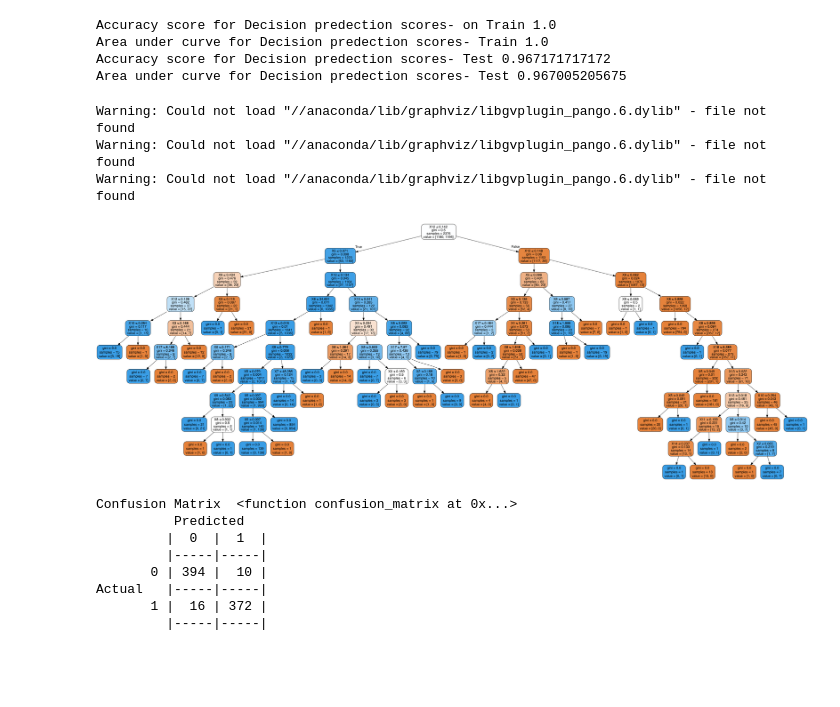
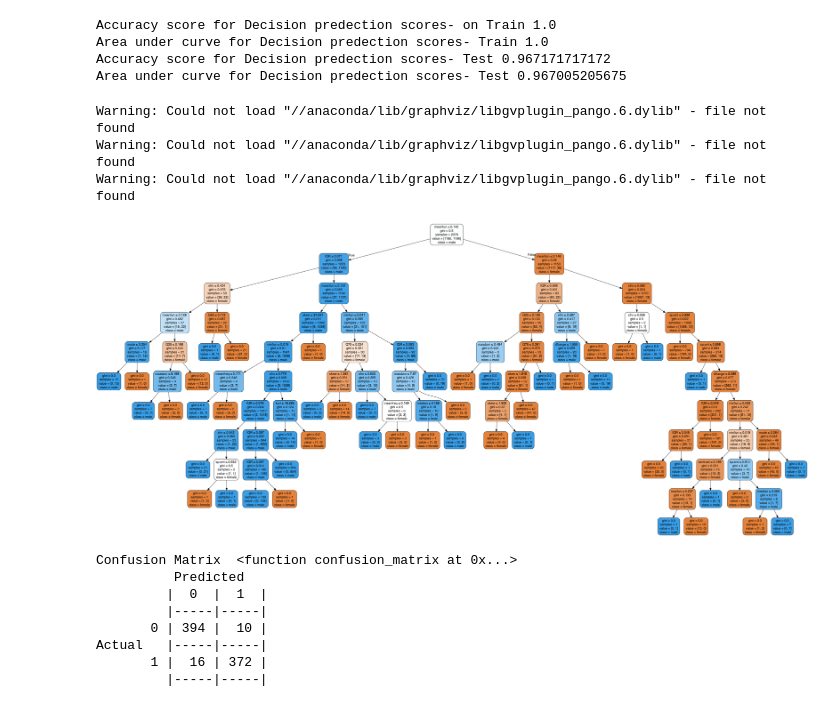
Before and after one commit to ncdingari/voice, a Jupyter notebook: Voice.ipynb, the cells around one changed output. Saved outputs shown, nothing was run; the diff lists cells and outputs as text; code cells hidden in the pictures; blank space fills up the shorter version.

```diff
--- a/Voice.ipynb
+++ b/Voice.ipynb
@@ -145,20 +145,22 @@ Area under curve for Decision predection scores- Test 0.967005205675
 # %%
 from io import StringIO
 from IPython.display import Image
 from sklearn.tree import export_graphviz
 import pydotplus
 
 dot_data = StringIO()
 export_graphviz(dtc, out_file=dot_data,
                 filled=True, rounded=True,
+                feature_names = X_train.columns,
+                class_names = ['female','male'],
                 special_characters=True)
 graph = pydotplus.graph_from_dot_data(dot_data.getvalue())
 Image(graph.create_png())
 # %% [output]
 Warning: Could not load "//anaconda/lib/graphviz/libgvplugin_pango.6.dylib" - file not found
 Warning: Could not load "//anaconda/lib/graphviz/libgvplugin_pango.6.dylib" - file not found
 Warning: Could not load "//anaconda/lib/graphviz/libgvplugin_pango.6.dylib" - file not found
-[figure, old version]
+[figure, new version]
 # %%
 from sklearn.metrics import confusion_matrix
 cm=confusion_matrix(y_test, predictions1)
```
Also changed, not shown: parts of 2 cells of this notebook.
